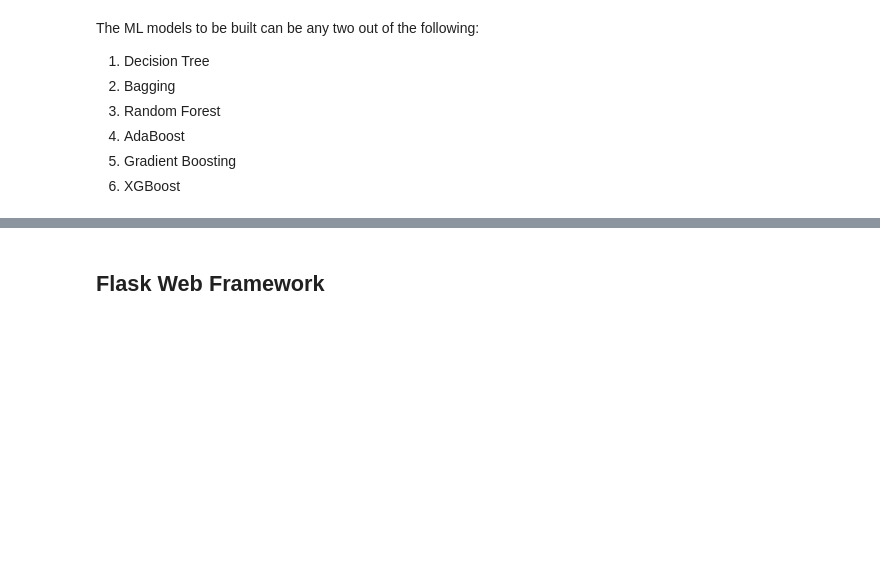
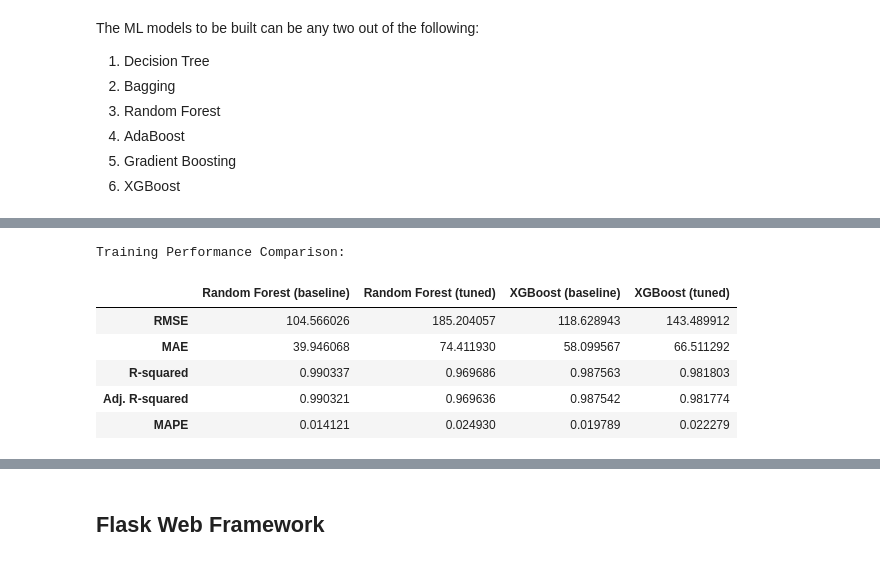
Before and after one commit to amolchopra/FlappyBird-SpriteBuilder, a Jupyter notebook: Amol_Chopra_Full_Code_SuperKart_Model_Deployment_Notebook.ipynb, the cells around one changed output, grey strips where cells are left out. Drawn from its saved outputs; the diff is of its cells as text; code cells hidden in the pictures; blank space fills up the shorter version.

```diff
--- a/Amol_Chopra_Full_Code_SuperKart_Model_Deployment_Notebook.ipynb
+++ b/Amol_Chopra_Full_Code_SuperKart_Model_Deployment_Notebook.ipynb
@@ -1848,0 +1959,8 @@ The ML models to be built can be any two out of the following:
+# %%
+# Evaluate the Random Forest on the training set.
+# A near-perfect score on training is normal for Random Forests because they
+# can memorise training data with default parameters. The test score is what tells
+# us about generalisation.
+rf_estimator_model_train_perf = model_performance_regression(rf_estimator, X_train, y_train)
+print("Random Forest - Training Performance:")
+rf_estimator_model_train_perf
@@ -1848,0 +2031,4 @@ The ML models to be built can be any two out of the following:
+# %%
+xgb_estimator_model_train_perf = model_performance_regression(xgb_estimator, X_train, y_train)
+print("XGBoost - Training Performance:")
+xgb_estimator_model_train_perf
@@ -1848,0 +2161,4 @@ The ML models to be built can be any two out of the following:
+# %%
+rf_tuned_model_train_perf = model_performance_regression(rf_tuned, X_train, y_train)
+print("Tuned Random Forest - Training Performance:")
+rf_tuned_model_train_perf
@@ -1848,0 +2263,4 @@ The ML models to be built can be any two out of the following:
+# %%
+xgb_tuned_model_train_perf = model_performance_regression(xgb_tuned, X_train, y_train)
+print("Tuned XGBoost - Training Performance:")
+xgb_tuned_model_train_perf
@@ -1848,0 +2325,30 @@ The ML models to be built can be any two out of the following:
+# %%
+# Concatenate the four training performance DataFrames into one wide table.
+# .T transposes each one-row DataFrame into a column, then we paste them together.
+models_train_comp_df = pd.concat(
+    [
+        rf_estimator_model_train_perf.T,
+        rf_tuned_model_train_perf.T,
+        xgb_estimator_model_train_perf.T,
+        xgb_tuned_model_train_perf.T,
+    ],
+    axis=1,
+)
+
+models_train_comp_df.columns = [
+    "Random Forest (baseline)",
+    "Random Forest (tuned)",
+    "XGBoost (baseline)",
+    "XGBoost (tuned)",
+]
+
+print("Training Performance Comparison:")
+models_train_comp_df
+# %% [output]
+Training Performance Comparison:
+|  | Random Forest (baseline) | Random Forest (tuned) | XGBoost (baseline) | XGBoost (tuned) |
+| RMSE | 104.566026 | 185.204057 | 118.628943 | 143.489912 |
+| MAE | 39.946068 | 74.411930 | 58.099567 | 66.511292 |
+| R-squared | 0.990337 | 0.969686 | 0.987563 | 0.981803 |
+| Adj. R-squared | 0.990321 | 0.969636 | 0.987542 | 0.981774 |
+| MAPE | 0.014121 | 0.024930 | 0.019789 | 0.022279 |
```
Also changed, not shown: parts of 53 cells of this notebook.
